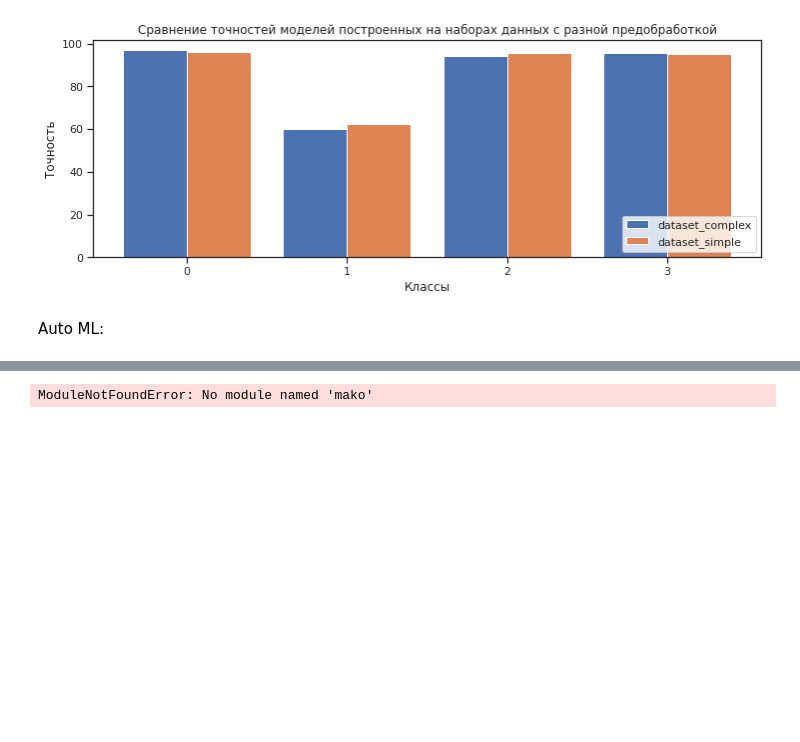
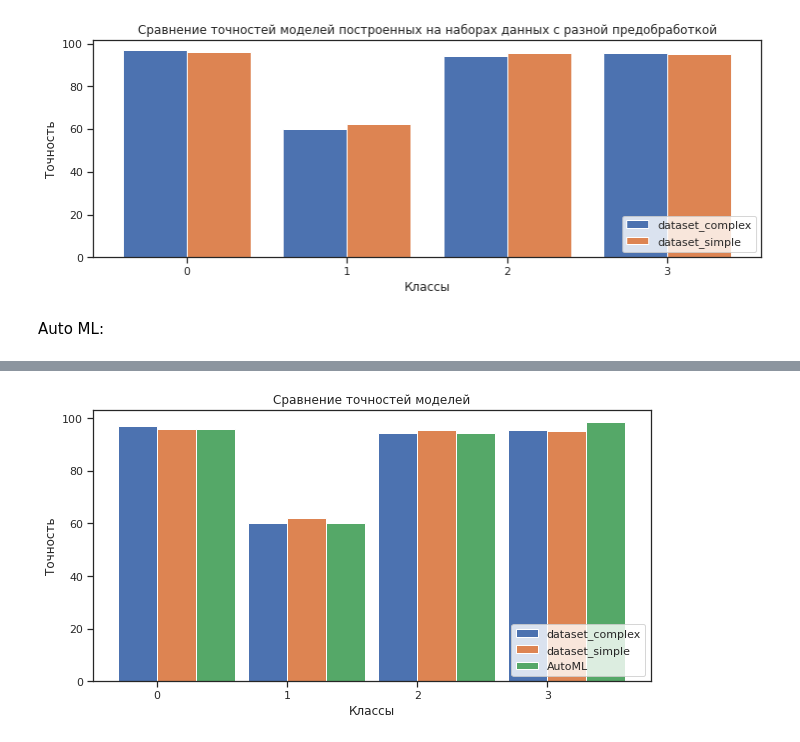
Before and after one commit to GeorgiyX/ML-21, a Jupyter notebook: hw/hw.ipynb, the cells around one changed output, grey strips where cells are left out. Cells and saved outputs as stored; diff of their text form; code cells hidden in the pictures; blank space fills up the shorter version.

```diff
--- a/hw/hw.ipynb
+++ b/hw/hw.ipynb
@@ -485,3 +485,11 @@ plt.show()
 [figure]
 # %% [markdown]
 Auto ML:
+# %%
+from supervised.automl import AutoML
+
+model = AutoML()
+X_train, X_test, y_train, y_test = train_test_split(dataset[x_simple], dataset[y_name], test_size=0.3, random_state=1)
+model.fit(X_train, y_train)
+y_pred = model.predict(X_test)
+results["auto_ml"] = accuracy_score_for_classes(y_test, y_pred)
@@ -488,29 +519,18 @@ Auto ML:
 # %%
-from supervised.automl import AutoML
-
-model = AutoML()
-results = {}
-for data_name, x_data in x_data.items():
-    X_train, X_test, y_train, y_test = train_test_split(x_data, dataset_complex[y_name],
-                                                        test_size=0.3, random_state=1)
-    model.fit(X_train, y_train)
-    y_pred = model.predict(X_test)
-    scores = accuracy_score_for_classes(y_test, y_pred)
-    results[data_name] = scores
-
 index = np.arange(len(dataset[y_name].value_counts()))
-bar_width = 0.4
-fig, ax = plt.subplots(figsize = (12,4))
+bar_width = 0.3
+fig, ax = plt.subplots(figsize = (10, 5))
 ax.bar(index, results["dataset_complex"].values(), bar_width, label="dataset_complex")
 ax.bar(index + bar_width, results["dataset_simple"].values(), bar_width, label="dataset_simple")
+ax.bar(index + 2 * bar_width, results["auto_ml"].values(), bar_width, label="AutoML")
 
 ax.set_ylabel('Точность')
 ax.set_xlabel('Классы')
-ax.set_title("Сравнение точностей моделей построенных на наборах данных с разной предобработкой AutoML")
+ax.set_title("Сравнение точностей моделей")
 ax.set_xticks(index + bar_width / 2)
 ax.set_xticklabels(index)
 ax.legend(loc = "lower right")
 
 plt.show()
 # %% [output]
-ModuleNotFoundError: No module named 'mako'
+[figure, added]
```
Also changed, not shown: parts of 1 cell of this notebook, 1 other file.
